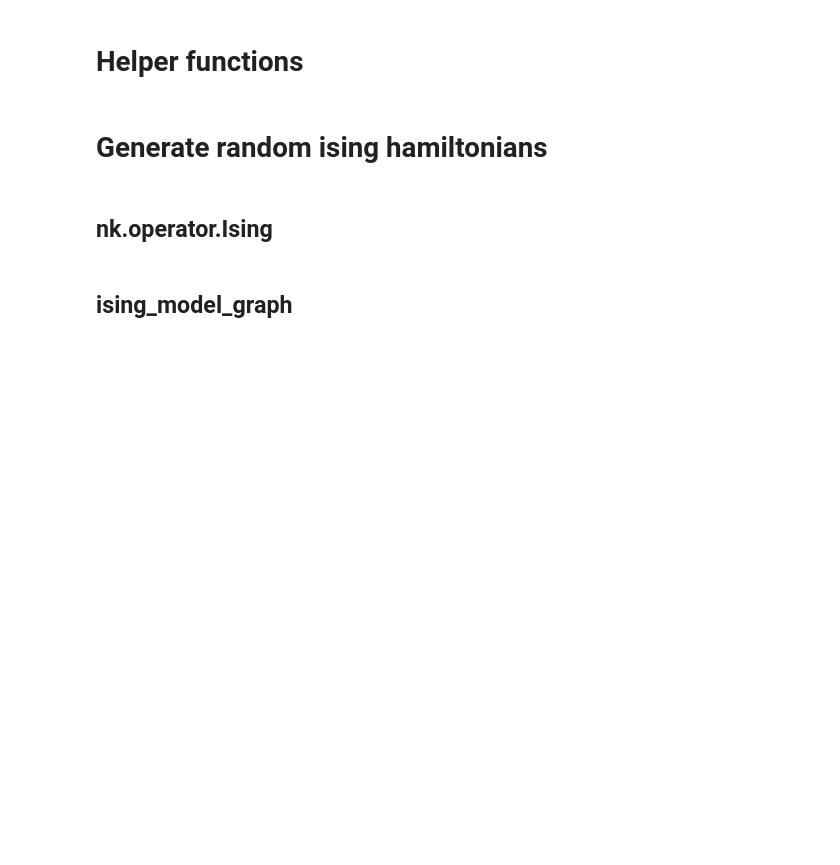
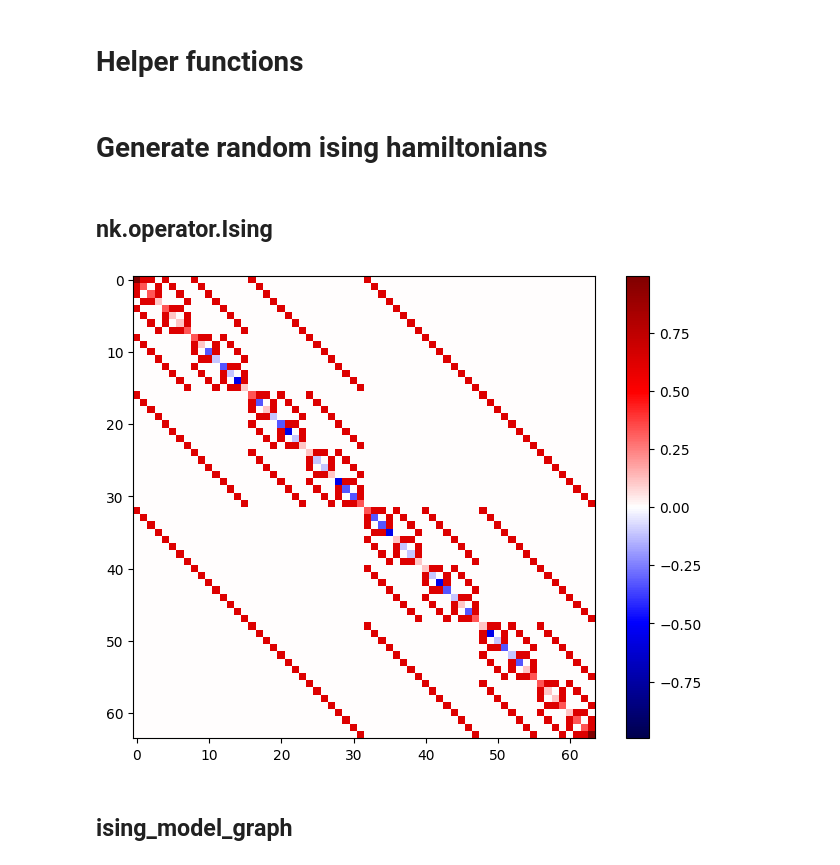
Before and after one commit to gerardPlanella/QGNN, a Jupyter notebook: dataset generation.ipynb, the cells around one changed output. Drawn from its saved outputs; the diff is of its cells as text; code cells hidden in the pictures; blank space fills up the shorter version.

```diff
--- a/dataset generation.ipynb
+++ b/dataset generation.ipynb
@@ -456,31 +544,33 @@ def pauli_decompose(H):
 # %%
 # Generate random ising hamiltonians
 def random_ising_nk(N: int, graph: nk.graph.Graph):
     J = np.random.uniform(-1, 1, size=N) # Coupling constant
     g = np.random.uniform(-1, 1, size=N) # Transverse field
     n = graph.n_nodes
     edges = edges_from_graph(graph)
     hilbert = nk.hilbert.Spin(s=0.5, N=n)
     h = np.zeros(n)
     n_ones = np.ones(n)
 
     hamiltonians = []
     for i in range(N):
         ising = nk.operator.Ising(
             hilbert=hilbert,
             graph=graph,
             J=J[i], h=g[i]
         )
 
         # Convert hyperparameters to the right format
         J_i = np.zeros((n, n))
         J_i[edges] = J[i]
 
         hamiltonians.append((ising, {"J": J_i, "h": h, "g": g[i]*n_ones}))
     return hamiltonians
 
 # Generate a random ising hamiltonian
-# imshow(random_ising_nk(1, graph=nk.graph.Grid((2,3), pbc=True))[0][0].to_dense())
+imshow(random_ising_nk(1, graph=nk.graph.Grid((2,3), pbc=True))[0][0].to_dense())
+# %% [output]
+[figure, added]
 # %% [markdown]
 ## ising_model_graph
 # %%
```
Also changed, not shown: parts of 14 cells of this notebook.
